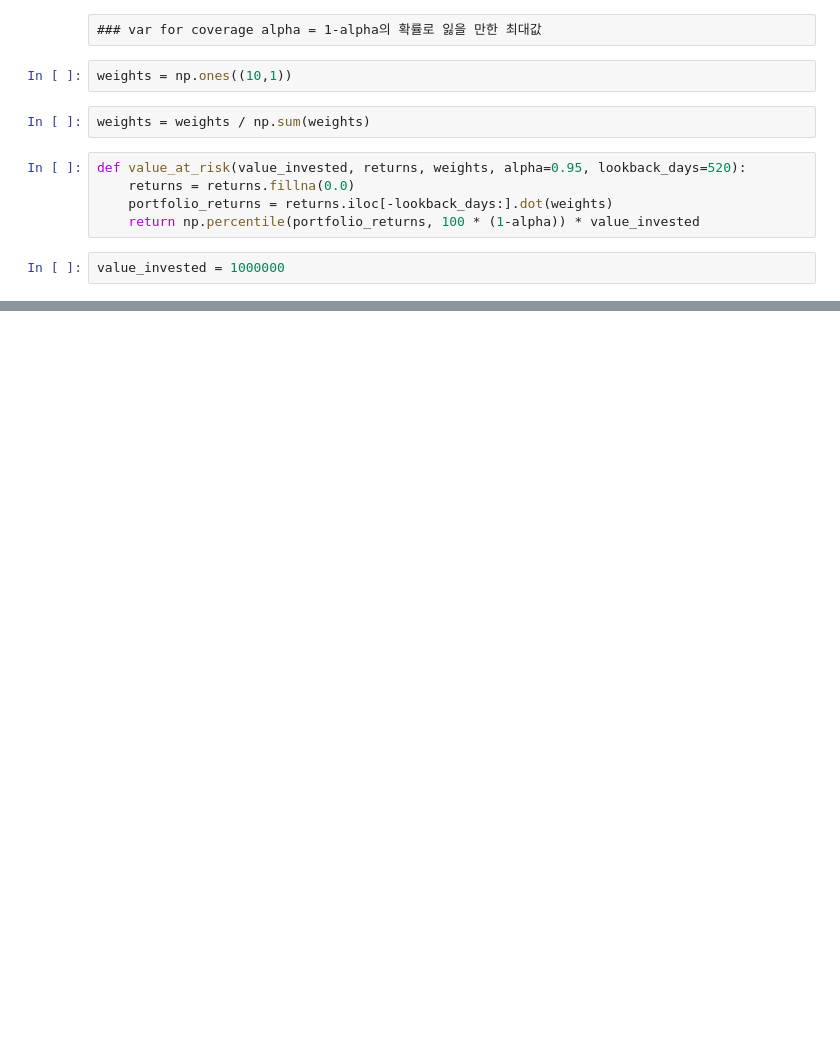
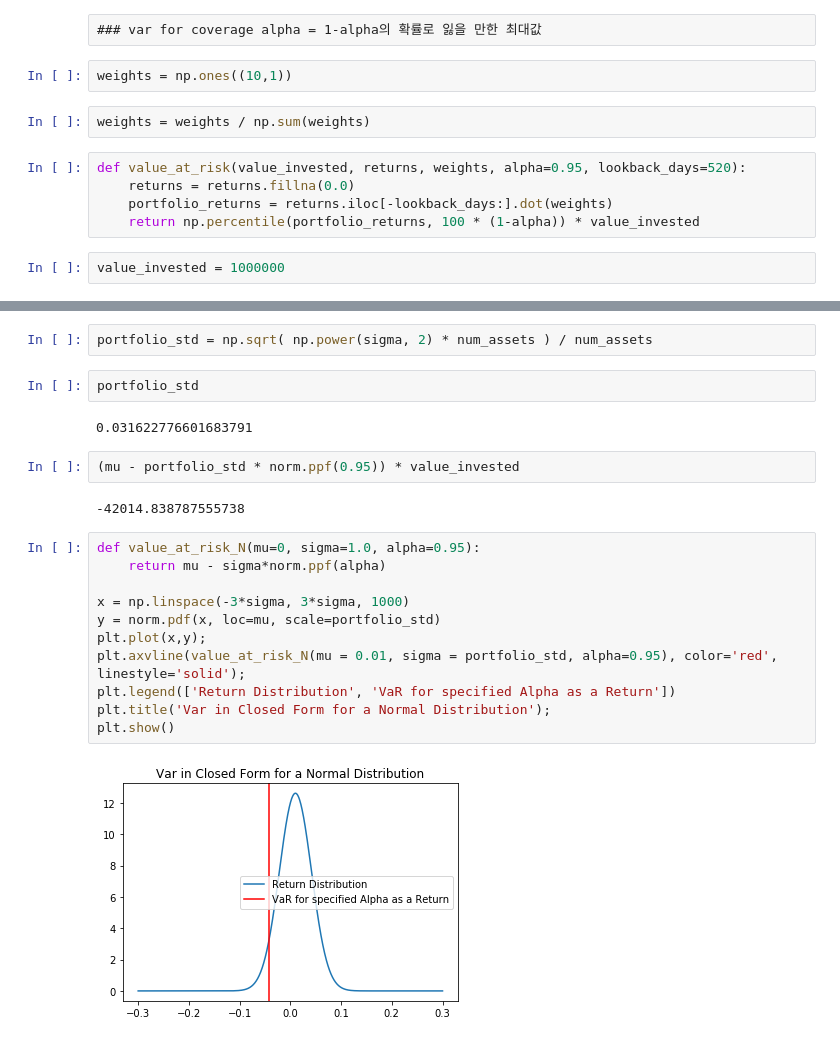
Before and after one commit to essemfly/jupyter, a Jupyter notebook: quantonian/Lec34_VarCvar.ipynb, the cells around one changed output, grey strips where cells are left out. Saved outputs shown, nothing was run; the diff lists cells and outputs as text; blank space fills up the shorter version.

```diff
--- a/quantonian/Lec34_VarCvar.ipynb
+++ b/quantonian/Lec34_VarCvar.ipynb
@@ -106 +106,24 @@ returns.iloc[-520:].dot(weights)
 520 rows × 1 columns
+# %%
+portfolio_std = np.sqrt( np.power(sigma, 2) * num_assets ) / num_assets
+# %%
+portfolio_std
+# %% [output]
+0.031622776601683791
+# %%
+(mu - portfolio_std * norm.ppf(0.95)) * value_invested
+# %% [output]
+-42014.838787555738
+# %%
+def value_at_risk_N(mu=0, sigma=1.0, alpha=0.95):
+    return mu - sigma*norm.ppf(alpha)
+
+x = np.linspace(-3*sigma, 3*sigma, 1000)
+y = norm.pdf(x, loc=mu, scale=portfolio_std)
+plt.plot(x,y);
+plt.axvline(value_at_risk_N(mu = 0.01, sigma = portfolio_std, alpha=0.95), color='red', linestyle='solid');
+plt.legend(['Return Distribution', 'VaR for specified Alpha as a Return'])
+plt.title('Var in Closed Form for a Normal Distribution');
+plt.show()
+# %% [output]
+[figure, added]
```
Also changed, not shown: parts of 8 cells of this notebook.
